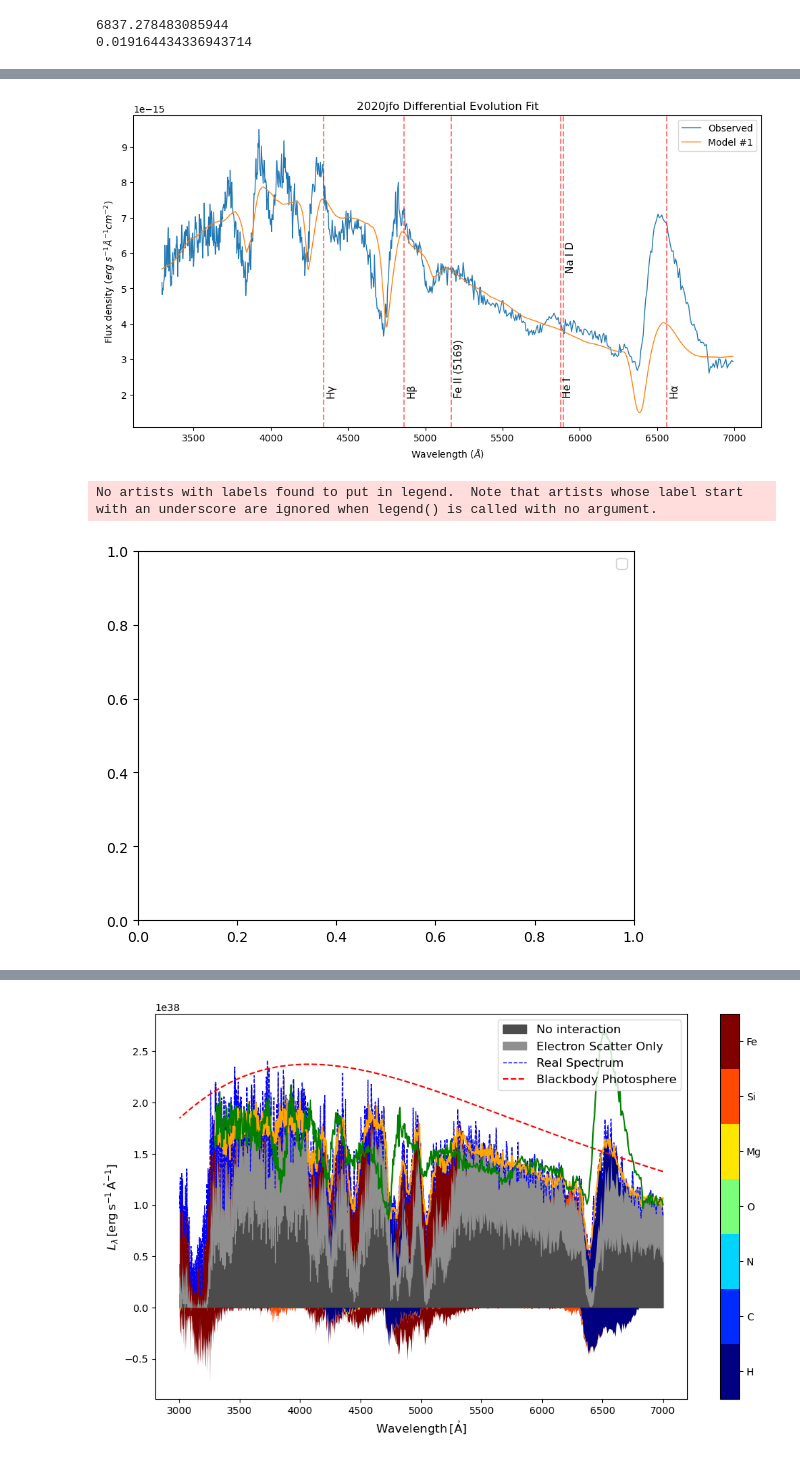
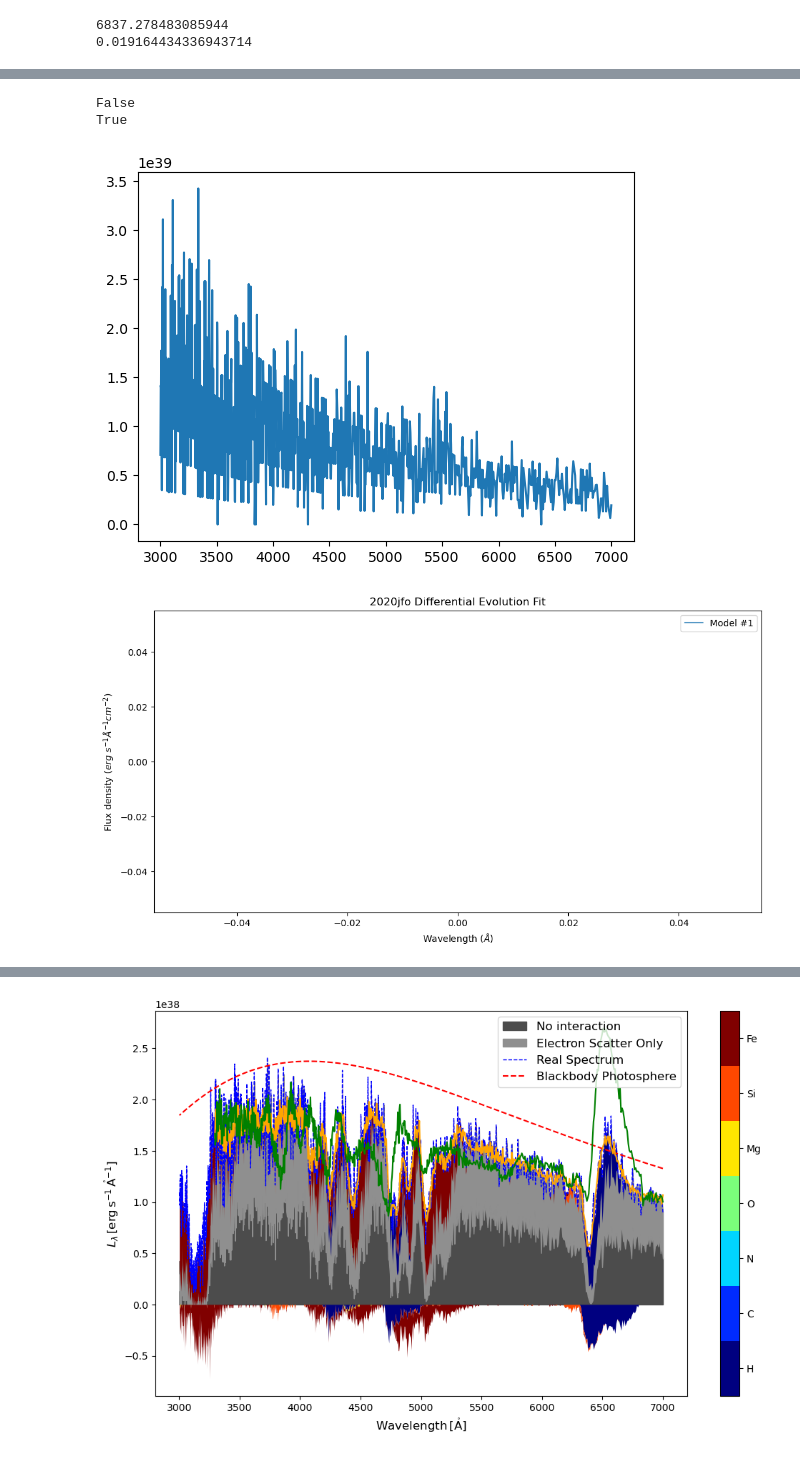
Before and after one commit to MichaelLukaszyk/iip-emulator, a Jupyter notebook: emulator/sandbox/tardis/tardis.ipynb, the cells around one changed output, grey strips where cells are left out. Saved outputs shown, nothing was run; the diff lists cells and outputs as text; code cells hidden in the pictures.

```diff
--- a/emulator/sandbox/tardis/tardis.ipynb
+++ b/emulator/sandbox/tardis/tardis.ipynb
@@ -112,56 +182,74 @@ Error:
+# %%
+# 'transport/montecarlo/modes/iip/solver.py' is forcing enable_full_relativity
+print(sim.configuration.montecarlo.enable_full_relativity)
+print(sim.transport_state.enable_full_relativity)
+# %% [output]
+False
+True
+# %%
+spectrum = sim.spectrum_solver.spectrum_virtual_packets
+saved_seds.append(spectrum.luminosity_density_lambda.value)
+saved_params.append(data)
+# %%
+spectrum = sim.spectrum_solver.spectrum_real_packets
+y_mod = spectrum.luminosity_density_lambda.value
+wav = spectrum.wavelength.value
+
+import matplotlib.pyplot as plt
+plt.figure()
+plt.plot(wav, y_mod)
+plt.show()
+# %% [output]
+[figure, added]
 # %%
 import matplotlib.pyplot as plt
 import pandas as pd
 import numpy as np
 
-spectrum = sim.spectrum_solver.spectrum_integrated
+spectrum = sim.spectrum_solver.spectrum_real_packets
 y_mod = spectrum.luminosity_density_lambda.value
 wav = spectrum.wavelength.value
 
 # Get observed data
 from scipy.interpolate import interp1d
 obs_df = pd.read_csv(r'/home/mikel/GitHub/iip-emulator/emulator/interpolator/calibrated_spectra/2020jfo-2020-05-19.csv', comment='#')
 y_obs = interp1d(obs_df['wavelength'], obs_df['flux'], bounds_error=False)(wav)
 y_obs_err = interp1d(obs_df['wavelength'], obs_df['fluxerr'], bounds_error=False)(wav)
 
-mask = ~np.isnan(y_obs)
-mask = mask & (wav > 3000) & (wav < 7000)
-wav = wav[mask]
-y_obs = y_obs[mask]
-y_mod = y_mod[mask]
-y_obs_err = y_obs_err[mask]
+# mask = ~np.isnan(y_obs)
+# mask = mask & (wav > 3000) & (wav < 7000)
+# wav = wav[mask]
+# y_obs = y_obs[mask]
+# y_mod = y_mod[mask]
+# y_obs_err = y_obs_err[mask]
 
 # Setup continuum removal function
 line_mask = ((wav > 6200) & (wav < 6900)) | ((wav > 4550) & (wav < 4900))
 from numpy.polynomial import Polynomial
 def continuum_removal(y_mod):
     c = Polynomial.fit(wav[~line_mask], y_obs[~line_mask]/y_mod[~line_mask], deg=3)
     p = c(wav)
     return p * y_mod
 
 plt.figure(figsize=(12,6))
-plt.plot(wav, y_obs, label='Observed', lw=1)
+# plt.plot(wav, y_obs, label='Observed', lw=1)
 
 if False:
     plt.plot(wav, continuum_removal(y_mod), label='Model', lw=1)
     # plt.plot(wav, y_mod / y_mod.mean() * y_obs.mean(), label='Model', lw=1)
 if True:
     for i, y_mod in enumerate(saved_seds):
-        plt.plot(wav, continuum_removal(y_mod[mask]), lw=1, label='Model #' + str(i+1))
+        # plt.plot(wav, continuum_removal(y_mod[mask]), lw=1, label='Model #' + str(i+1))
+        plt.plot(wav, continuum_removal(y_mod), lw=1, label='Model #' + str(i+1))
 
 plt.title('2020jfo Differential Evolution Fit')
 plt.xlabel(r'Wavelength ($\AA$)')
 plt.ylabel(r'Flux density ($erg~s^{-1}\AA^{-1}cm^{-2}$)')
 plt.legend()
 util.label_common_features()
 plt.show()
-
-plt.legend()
-plt.show()
 # %% [output]
-[figure, old version]
+[figure, new version]
-No artists with labels found to put in legend.  Note that artists whose label start with an underscore are ignored when legend() is called with no argument.
-[figure, removed]
 # %%
 # Display all saved
 import matplotlib.pyplot as plt
```
Also changed, not shown: parts of 3 cells of this notebook, 7 other files.
